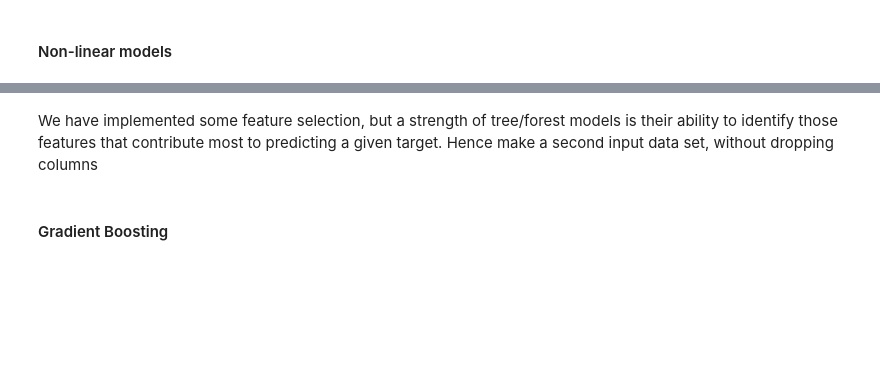
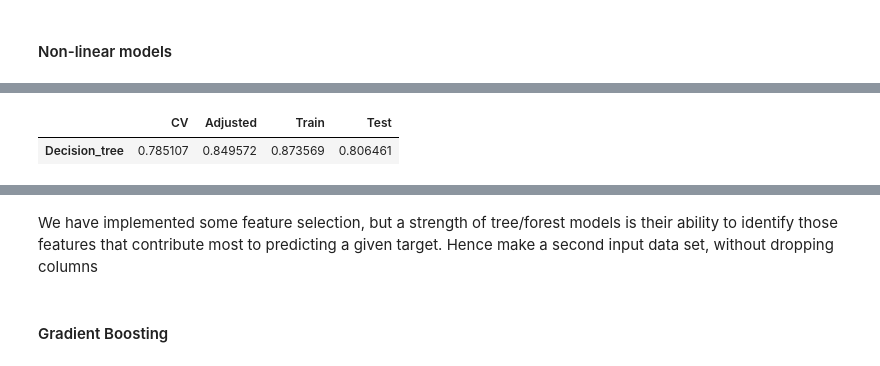
Before and after one commit to qnguyen793/Ames_housing_price_ml, a Jupyter notebook: Housing price analysis.ipynb, the cells around one changed output, grey strips where cells are left out. Saved outputs shown, nothing was run; the diff lists cells and outputs as text; code cells hidden in the pictures; blank space fills up the shorter version.

```diff
--- a/Housing price analysis.ipynb
+++ b/Housing price analysis.ipynb
@@ -215,11 +303,14 @@ all_data = all_data.drop(['TotRmsAbvGrd', 'EnclosedPorch', '3SsnPorch', 'ScreenP
 # Dummify all categorical columns, drop one from each set of dummies and the original categorical column
 pd.set_option("display.max_columns", 500)
 all_categorical = all_data.select_dtypes(exclude=[np.number]).columns
-# mergedCat = all_data[all_categorical]
-# mergedCat = pd.get_dummies(mergedCat,drop_first=True)
-# dummified_full = pd.concat([all_data,mergedCat],axis=1)
+mergedCat = all_data[all_categorical]
+mergedCat = pd.get_dummies(mergedCat,drop_first=True)
+dummified_full = pd.concat([all_data,mergedCat],axis=1)
+dummified_full = dummified_full.drop(all_categorical,axis=1)
+# dummified_full = pd.read_csv("data/train_sam.csv", sep='\t')
+# dummified_full = dummified_full.drop('GarageYrBlt', axis = 1)
 # dummified_full = dummified_full.drop(all_categorical,axis=1)
-dummified_full = pd.read_csv("data/train_sam.csv", sep='\t')
-dummified_full = dummified_full.drop('GarageYrBlt', axis = 1)
-dummified_full = dummified_full.drop(all_categorical,axis=1)
-dummified_full = dummified_full.drop('Unnamed: 0', axis = 1)
+# dummified_full = dummified_full.drop('Unnamed: 0', axis = 1)
+pd.set_option("display.max_rows", 500)
+
+pd.Series(dummified_full.columns)
@@ -728,4 +933,4 @@ Results_decisiontree = pd.DataFrame({'CV':grid_search_tree.best_score_,
                        'Train':best_tree_model.score(x_train, y_train),
                        'Test':best_tree_model.score(x_test, y_test)},
                                     index = ['Decision_tree'])
-Results_decisiontree
+# %% [output]
@@ -732,3 +940,5 @@ Results_decisiontree
+|  | CV | Adjusted | Train | Test |
+| Decision_tree | 0.785107 | 0.849572 | 0.873569 | 0.806461 |
 # %%
 # Kaggle submission 3
 # Compare how the tree model does, relative to all the linear models previously
```
Also changed, not shown: parts of 38 cells of this notebook.
